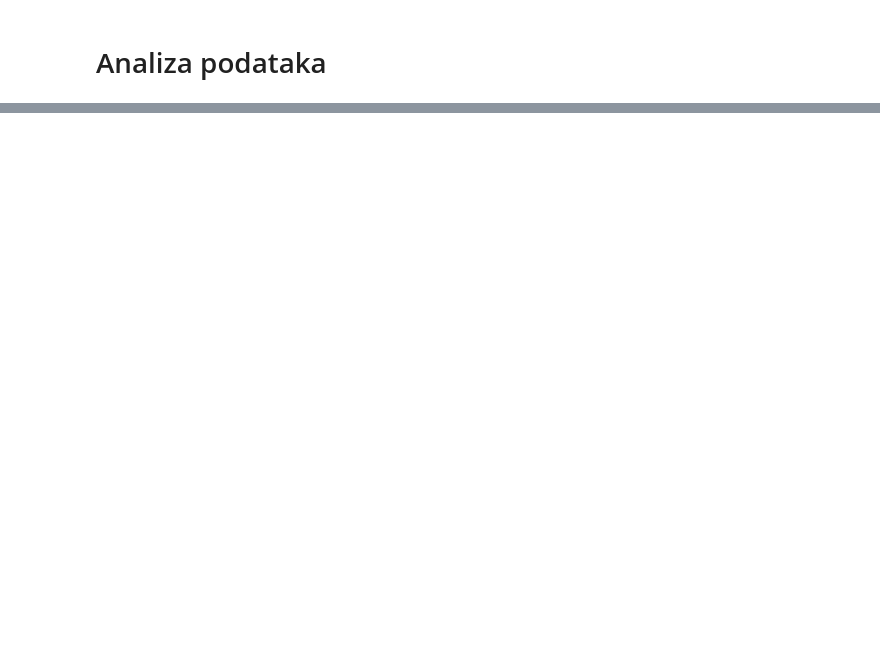
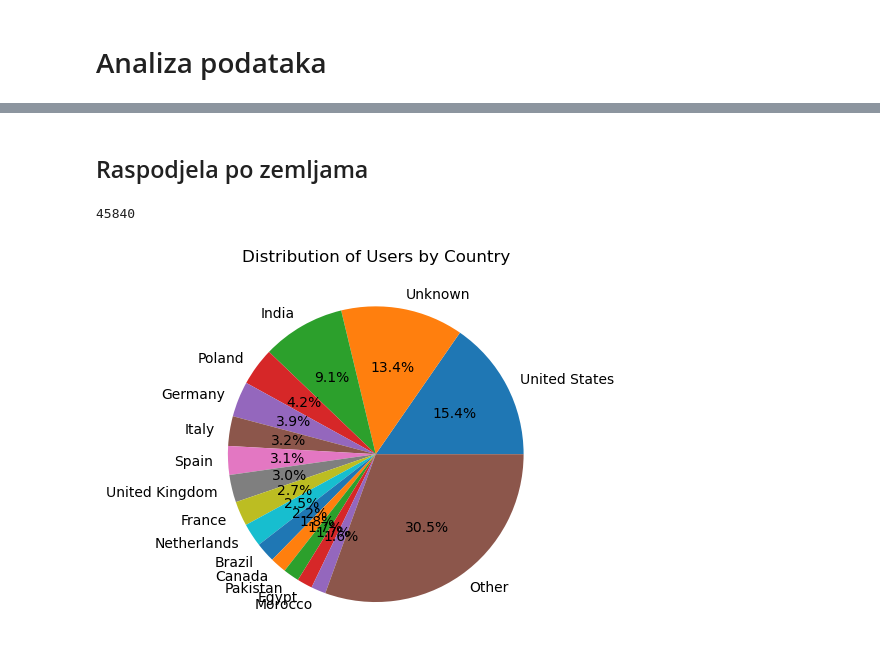
Before and after one commit to dfili/DIPRAD, a Jupyter notebook: HTB/htb_analiza.ipynb, the cells around one changed output, grey strips where cells are left out. Cells and saved outputs as stored; diff of their text form; code cells hidden in the pictures; blank space fills up the shorter version.

```diff
--- a/HTB/htb_analiza.ipynb
+++ b/HTB/htb_analiza.ipynb
@@ -258,0 +307,6 @@ user_categories_df.pivot_table(
+# %%
+users_difficulties_df = pd.read_parquet("../data/processed/users_difficulties.parquet")
+users_categories_df = pd.read_parquet("../data/processed/users_categories.parquet")
+users_summary_df = pd.read_parquet("../data/processed/users_summary.parquet")
+teams_df = pd.read_parquet("../data/processed/teams.parquet")
+team_members_df = pd.read_json("../data/raw/team_members.jsonl", lines=True)
@@ -258,0 +337,17 @@ user_categories_df.pivot_table(
+# %% [markdown]
+## Raspodjela po zemljama
+# %%
+team_members_df.size
+# %% [output]
+45840
+# %%
+country_grouped = team_members_df.groupby("country_name").size().sort_values(ascending=False)
+treshold = 0.015
+big_percentage = country_grouped[country_grouped / country_grouped.sum() >= treshold]
+other_percentage = country_grouped[country_grouped / country_grouped.sum() < treshold]
+big_percentage["Other"] = other_percentage.sum()
+plt.pie(big_percentage, labels=big_percentage.index, autopct='%1.1f%%')
+plt.title('Distribution of Users by Country')
+plt.show()
+# %% [output]
+[figure, added]
```
Also changed, not shown: parts of 71 cells of this notebook, 1 other file.
